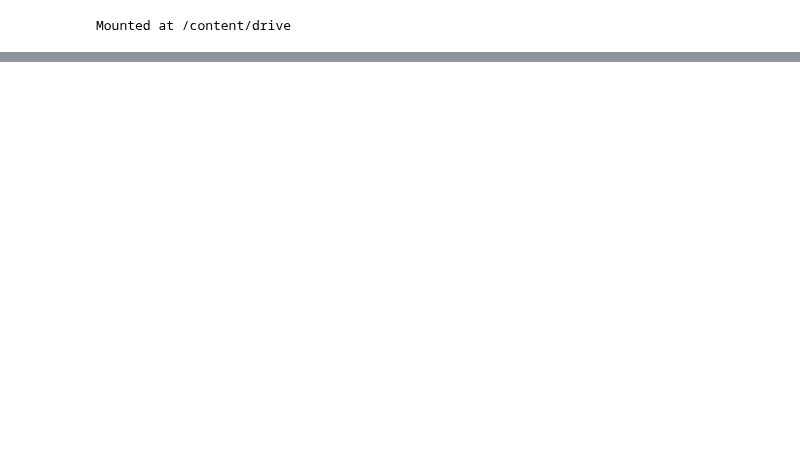
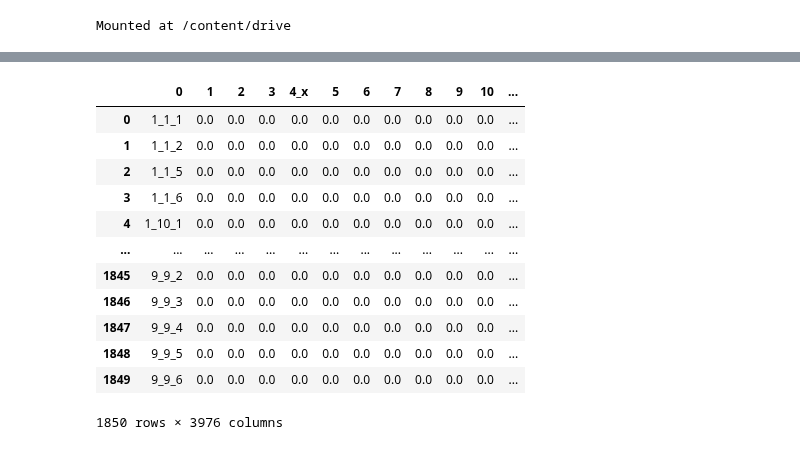
Before and after one commit to nirb28/ee-predict, a Jupyter notebook: data/merge_large_datasets.ipynb, the cells around one changed output, grey strips where cells are left out. Drawn from its saved outputs; the diff is of its cells as text; code cells hidden in the pictures; blank space fills up the shorter version.

```diff
--- a/data/merge_large_datasets.ipynb
+++ b/data/merge_large_datasets.ipynb
@@ -42,0 +99,16 @@ df.head()
+# %%
+df_intersect
+# %% [output]
+|  | 0 | 1 | 2 | 3 | 4_x | 5 | 6 | 7 | 8 | 9 | 10 | ... |
+| 0 | 1_1_1 | 0.0 | 0.0 | 0.0 | 0.0 | 0.0 | 0.0 | 0.0 | 0.0 | 0.0 | 0.0 | ... |
+| 1 | 1_1_2 | 0.0 | 0.0 | 0.0 | 0.0 | 0.0 | 0.0 | 0.0 | 0.0 | 0.0 | 0.0 | ... |
+| 2 | 1_1_5 | 0.0 | 0.0 | 0.0 | 0.0 | 0.0 | 0.0 | 0.0 | 0.0 | 0.0 | 0.0 | ... |
+| 3 | 1_1_6 | 0.0 | 0.0 | 0.0 | 0.0 | 0.0 | 0.0 | 0.0 | 0.0 | 0.0 | 0.0 | ... |
+| 4 | 1_10_1 | 0.0 | 0.0 | 0.0 | 0.0 | 0.0 | 0.0 | 0.0 | 0.0 | 0.0 | 0.0 | ... |
+| ... | ... | ... | ... | ... | ... | ... | ... | ... | ... | ... | ... | ... |
+| 1845 | 9_9_2 | 0.0 | 0.0 | 0.0 | 0.0 | 0.0 | 0.0 | 0.0 | 0.0 | 0.0 | 0.0 | ... |
+| 1846 | 9_9_3 | 0.0 | 0.0 | 0.0 | 0.0 | 0.0 | 0.0 | 0.0 | 0.0 | 0.0 | 0.0 | ... |
+| 1847 | 9_9_4 | 0.0 | 0.0 | 0.0 | 0.0 | 0.0 | 0.0 | 0.0 | 0.0 | 0.0 | 0.0 | ... |
+| 1848 | 9_9_5 | 0.0 | 0.0 | 0.0 | 0.0 | 0.0 | 0.0 | 0.0 | 0.0 | 0.0 | 0.0 | ... |
+| 1849 | 9_9_6 | 0.0 | 0.0 | 0.0 | 0.0 | 0.0 | 0.0 | 0.0 | 0.0 | 0.0 | 0.0 | ... |
+1850 rows × 3976 columns
```
Also changed, not shown: parts of 7 cells of this notebook.
